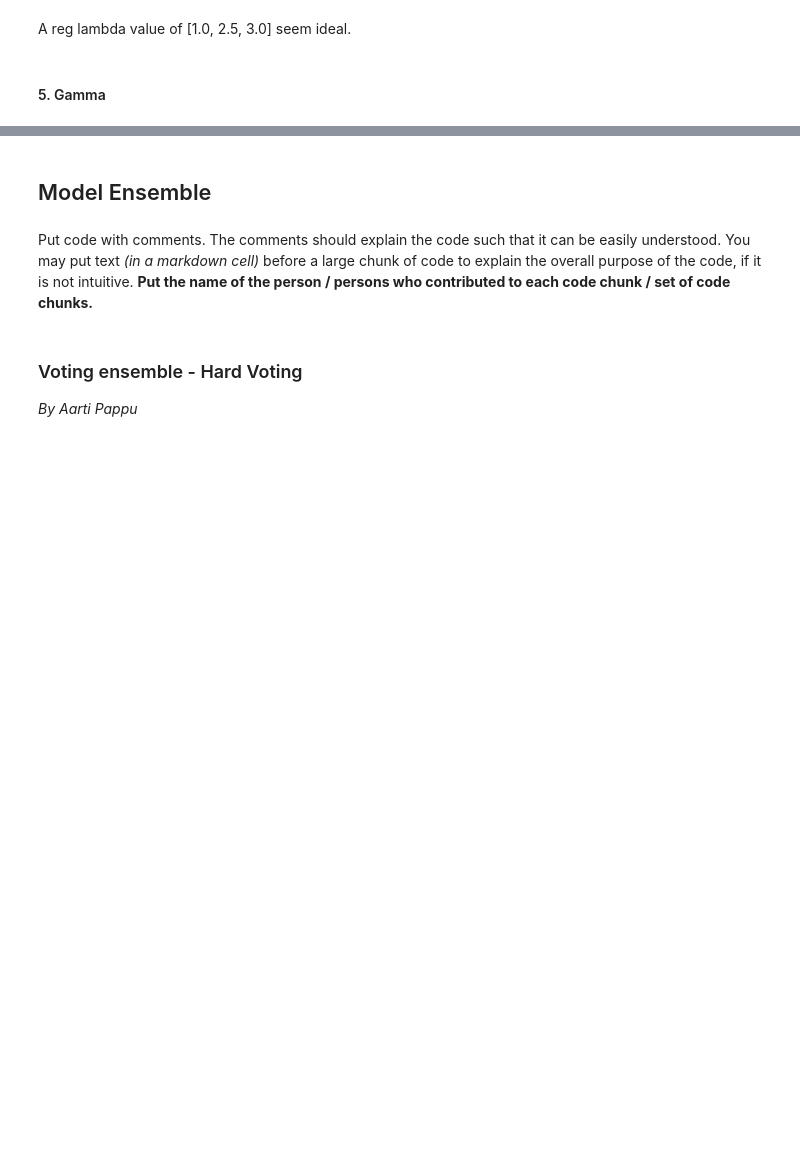
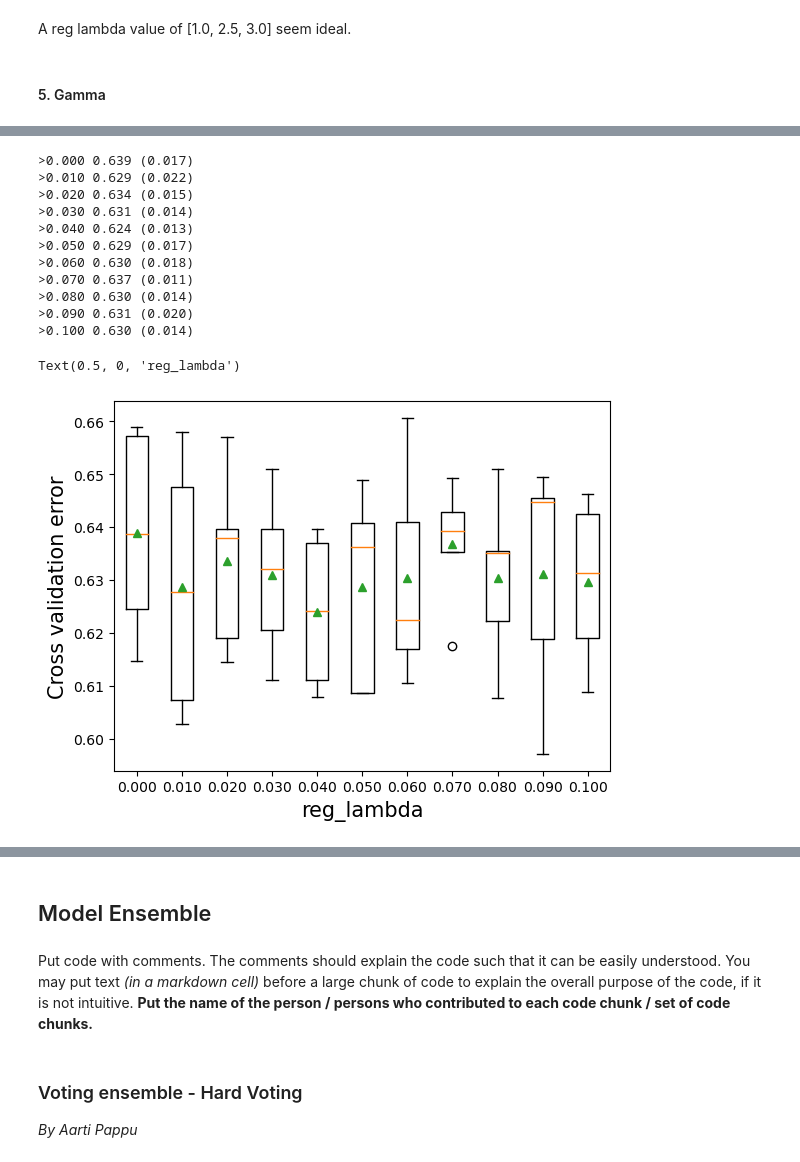
Before and after one commit to diegoschum/Zzz-303-3, a Jupyter notebook: Zzz_code.ipynb, the cells around one changed output, grey strips where cells are left out. Saved outputs shown, nothing was run; the diff lists cells and outputs as text; code cells hidden in the pictures; blank space fills up the shorter version.

```diff
--- a/Zzz_code.ipynb
+++ b/Zzz_code.ipynb
@@ -1134,0 +1299,52 @@ plt.xlabel('reg_lambda',fontsize=15)
+# %%
+# More fine grid search
+def get_models():
+    models = dict()
+    for i in [0, 0.01, 0.02, 0.03, 0.04, 0.05, 0.06, 0.07, 0.08, 0.09, 0.1]:
+        key = '%.3f' % i
+        models[key] = xgb.XGBClassifier(objective='multi:softmax',
+                          num_class=7,
+                          eval_metric=f1_score,
+                          gamma=i,
+                          random_state=1)
+    return models
+
+# evaluate a given model using cross-validation
+def evaluate_model(model, X, y, sample_weights):
+    # define the evaluation procedure
+    cv = KFold(n_splits=5, shuffle=True, random_state=1)
+    fit_params = {"sample_weight": sample_weights}
+    # evaluate the model and collect the results
+    scores = (cross_val_score(model, X, y, fit_params = fit_params, scoring= 'f1_weighted', cv=cv, n_jobs=-1))
+    return scores
+
+# get the models to evaluate
+models = get_models()
+# evaluate the models and store results
+results, names = list(), list()
+for name, model in models.items():
+    # evaluate the model
+    scores = evaluate_model(model, X_train, y_train, weight)
+    # store the results
+    results.append(scores)
+    names.append(name)
+    # summarize the performance along the way
+    print('>%s %.3f (%.3f)' % (name, np.mean(scores), np.std(scores)))
+# plot model performance for comparison
+plt.boxplot(results, labels=names, showmeans=True)
+plt.ylabel('Cross validation error',fontsize=15)
+plt.xlabel('reg_lambda',fontsize=15)
+# %% [output]
+>0.000 0.639 (0.017)
+>0.010 0.629 (0.022)
+>0.020 0.634 (0.015)
+>0.030 0.631 (0.014)
+>0.040 0.624 (0.013)
+>0.050 0.629 (0.017)
+>0.060 0.630 (0.018)
+>0.070 0.637 (0.011)
+>0.080 0.630 (0.014)
+>0.090 0.631 (0.020)
+>0.100 0.630 (0.014)
+Text(0.5, 0, 'reg_lambda')
+[figure, added]
```
Also changed, not shown: parts of 24 cells of this notebook.
